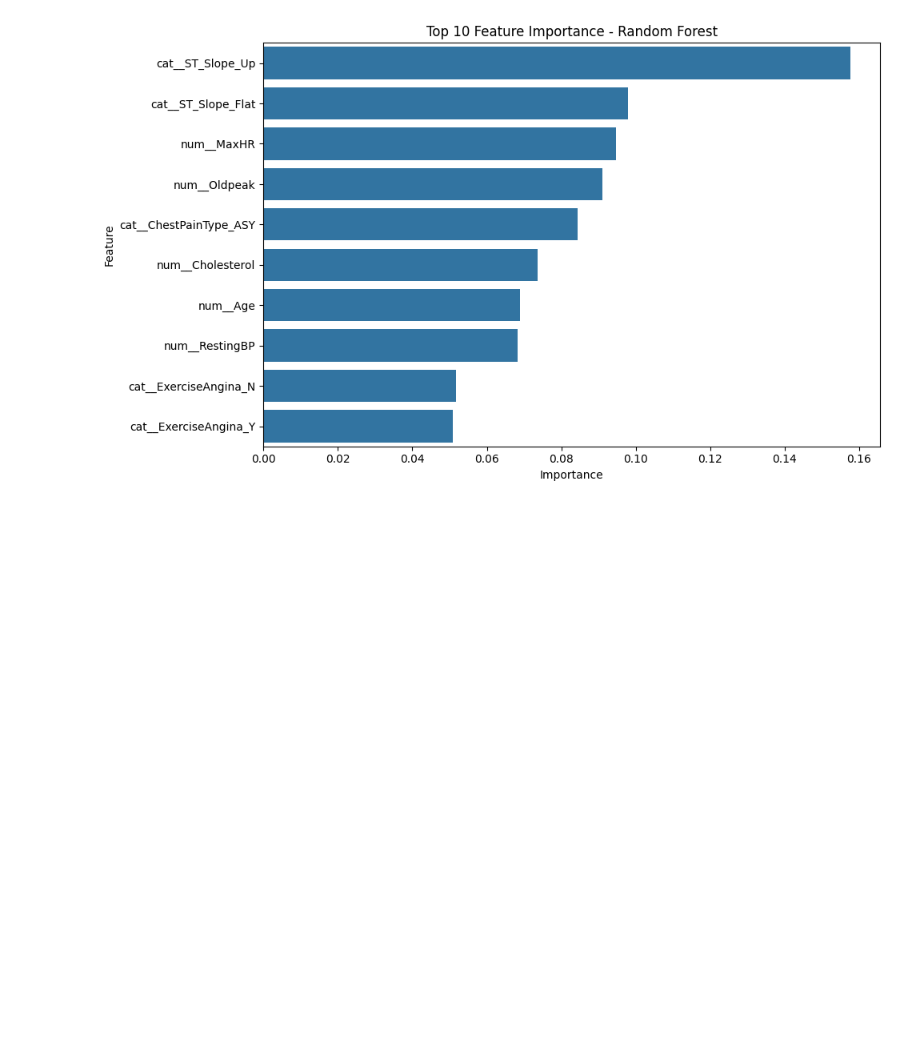
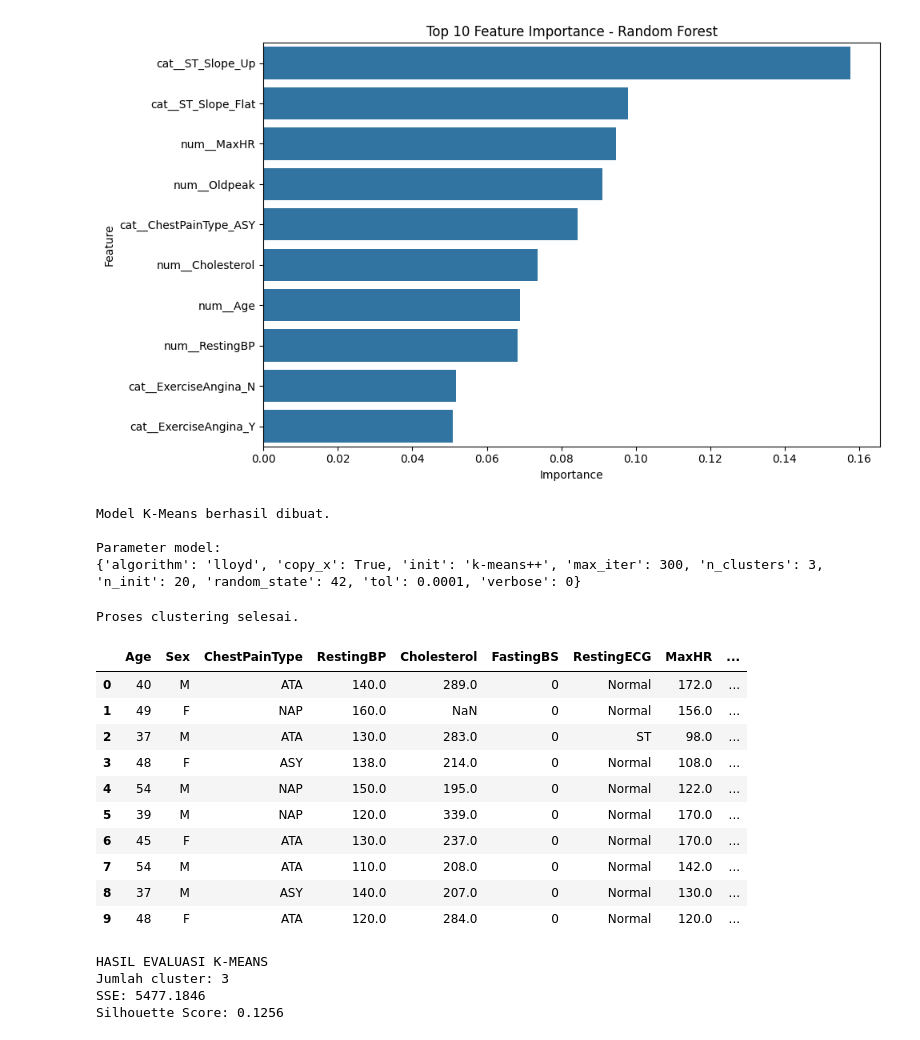
Before and after one commit to helenajemima/Kel1-Tugas-P6-Machine-Learning-2026-2027, a Jupyter notebook: Heart_Disease_Machine_Learning.ipynb, the cells around one changed output. Cells and saved outputs as stored; diff of their text form; code cells hidden in the pictures; blank space fills up the shorter version.

```diff
--- a/Heart_Disease_Machine_Learning.ipynb
+++ b/Heart_Disease_Machine_Learning.ipynb
@@ -651,3 +651,62 @@ Feature Importance:
 | 10 | cat__ChestPainType_TA | 0.006395 |
 | 18 | cat__ST_Slope_Down | 0.006219 |
 [figure]
+# %%
+kmeans_model = KMeans(
+    n_clusters=3,
+    n_init=20,
+    max_iter=300,
+    random_state=42
+)
+
+print("Model K-Means berhasil dibuat.")
+
+print("\nParameter model:")
+print(kmeans_model.get_params())
+# %% [output]
+Model K-Means berhasil dibuat.
+
+Parameter model:
+{'algorithm': 'lloyd', 'copy_x': True, 'init': 'k-means++', 'max_iter': 300, 'n_clusters': 3, 'n_init': 20, 'random_state': 42, 'tol': 0.0001, 'verbose': 0}
+# %%
+cluster_labels = kmeans_model.fit_predict(X_cluster)
+
+print("Proses clustering selesai.")
+
+# Menambahkan hasil cluster ke DataFrame
+clustering_result = df_clean.copy()
+
+clustering_result["Cluster"] = cluster_labels
+
+display(clustering_result.head(10))
+# %% [output]
+Proses clustering selesai.
+|  | Age | Sex | ChestPainType | RestingBP | Cholesterol | FastingBS | RestingECG | MaxHR | ... |
+| 0 | 40 | M | ATA | 140.0 | 289.0 | 0 | Normal | 172.0 | ... |
+| 1 | 49 | F | NAP | 160.0 | NaN | 0 | Normal | 156.0 | ... |
+| 2 | 37 | M | ATA | 130.0 | 283.0 | 0 | ST | 98.0 | ... |
+| 3 | 48 | F | ASY | 138.0 | 214.0 | 0 | Normal | 108.0 | ... |
+| 4 | 54 | M | NAP | 150.0 | 195.0 | 0 | Normal | 122.0 | ... |
+| 5 | 39 | M | NAP | 120.0 | 339.0 | 0 | Normal | 170.0 | ... |
+| 6 | 45 | F | ATA | 130.0 | 237.0 | 0 | Normal | 170.0 | ... |
+| 7 | 54 | M | ATA | 110.0 | 208.0 | 0 | Normal | 142.0 | ... |
+| 8 | 37 | M | ASY | 140.0 | 207.0 | 0 | Normal | 130.0 | ... |
+| 9 | 48 | F | ATA | 120.0 | 284.0 | 0 | Normal | 120.0 | ... |
+# %%
+sse = kmeans_model.inertia_
+
+silhouette_avg = silhouette_score(
+    X_cluster,
+    cluster_labels
+)
+
+print("HASIL EVALUASI K-MEANS")
+
+print("Jumlah cluster:", 3)
+print("SSE:", round(sse, 4))
+print("Silhouette Score:", round(silhouette_avg, 4))
+# %% [output]
+HASIL EVALUASI K-MEANS
+Jumlah cluster: 3
+SSE: 5477.1846
+Silhouette Score: 0.1256
```
Also changed, not shown: parts of 4 cells of this notebook.
